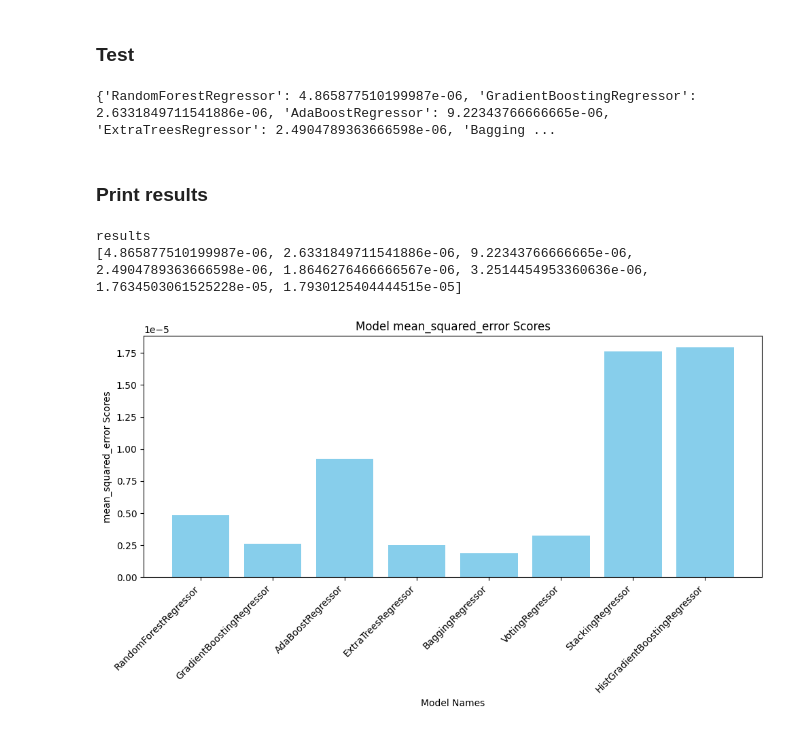
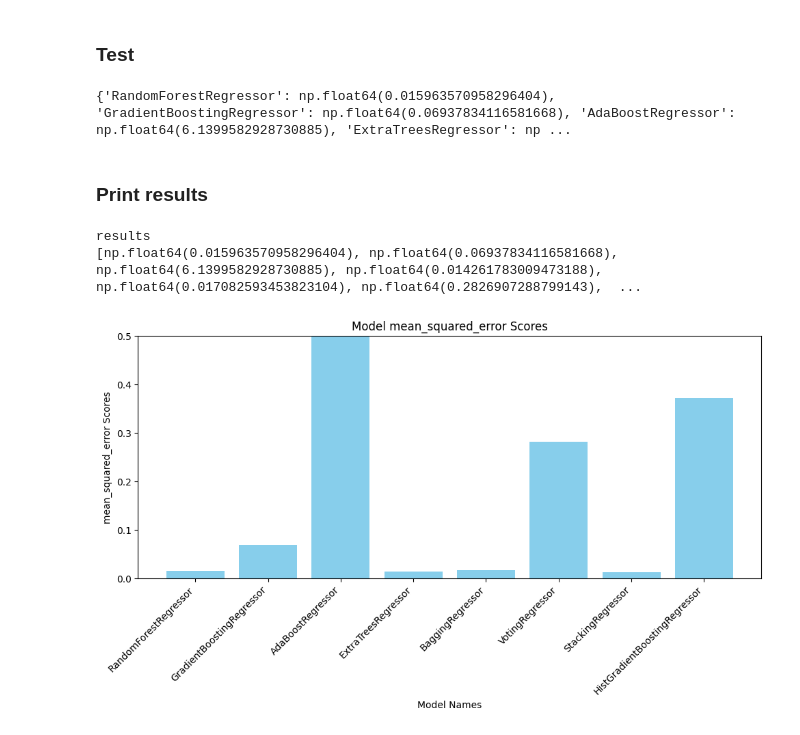
Before and after one commit to AtillaErsezen/microsoft, a Jupyter notebook: microsoft.ipynb, the cells around one changed output. Cells and saved outputs as stored; diff of their text form; code cells hidden in the pictures.

Commit message:
pipeline eklendi, histogram düzeltildi

```diff
--- a/microsoft.ipynb
+++ b/microsoft.ipynb
@@ -310,7 +304,6 @@ preprocess_pipeline = Pipeline(steps=[
 ### Model choose and fit
 # %%
 '''
-Pipeline kullanmayı öğren
 parameter search de bak
 
 scheduler kullan
@@ -417,8 +410,8 @@ def define_pipelines() -> List[Pipeline]:
     #list of pipelines
     for m in models:
         pipeline = Pipeline([
-            ("preprocessing", preprocess_pipeline),
-            ("model", m),
+            ('process_data', "passthrough"),
+            ("model", m)
         ])
         pipelines.append(pipeline)
 
@@ -452,7 +445,6 @@ def train_pipelines(pipelines: List[Pipeline], x_train: np.ndarray, kf: KFold, y
             train_set_labels = y_train[train_index]
             val_set_labels = y_train[val_index]
             try:
-                #FIXME burada preprocess kısmında hata çıkıyor
                 p.fit(train_set, train_set_labels)
             except ValueError as e:
                 print(f"{model_name} encountered error '{e}'")
@@ -498,7 +490,7 @@ def test_pipelines(pipelines: List[Pipeline], loss_function) -> Dict[str, float]
     '''
     results: Dict[str, float] = dict()
     for p in pipelines:
-        model_name = p.named_steps["model"]
+        model_name = p.named_steps["model"].__class__.__name__
         try:
             y_pred = p.predict(x_test)
         except ValueError as e:
@@ -516,35 +508,38 @@ model_names = list(histogram_data.keys())
 #FIXME buradakilerin np.float(0.235345) değil dümdüz float olması lazım
 test_scores = list(histogram_data.values())
 # %% [output]
-{'RandomForestRegressor': 4.865877510199987e-06, 'GradientBoostingRegressor': 2.6331849711541886e-06, 'AdaBoostRegressor': 9.22343766666665e-06, 'ExtraTreesRegressor': 2.4904789363666598e-06, 'Bagging ...
+{'RandomForestRegressor': np.float64(0.015963570958296404), 'GradientBoostingRegressor': np.float64(0.06937834116581668), 'AdaBoostRegressor': np.float64(6.1399582928730885), 'ExtraTreesRegressor': np ...
 # %% [markdown]
 ### Print results
 # %%
-def print_results(model_names: List[str], scores: List[float], loss_function_name: str) -> None:
+def print_results(model_names: List[str], scores: List[np.float64], loss_function_name: str, scale_value: float) -> None:
     '''Creates a histogram with model names as x axis and loss function scores as y axis
     and displays it.
     Args:
         model_names (List[str]): list of model names to be used for x axis
-        scores (List[float]): list of loss function scores to be used for y axis
+        scores (List[np.float64]): list of loss function scores to be used for y axis
         loss_function_name (str): name of loss function to be displayed with f string in Python.
+        scale_value (float): value to scale the y axis for better visualization
     Returns:
         None
     '''
     print("results")
     print(scores)
     # Plotting the histogram
     plt.figure(figsize=(10, 6))
+    #mse scorelar büyük çoğunluğu 0-1 arasında. Farkı görebilmek için 0-1 arasında sınırladık
+    plt.ylim(0, scale_value)
     plt.bar(model_names, scores, color='skyblue')
     plt.xlabel('Model Names')
     plt.ylabel(f'{loss_function_name} Scores')
     plt.title(f'Model {loss_function_name} Scores')
     plt.xticks(rotation=45, ha='right')
     plt.tight_layout()
     plt.show()
-
-#FIXME HISTOGRAM GOZUKMUYOR HATAYI DUZELT
-print_results(model_names, test_scores, LOSS_FUNCTION.__name__)
+#grafik ölçeği ayarlamak için. Küçük farkları görebilmek için küçük değer olması önemli
+scale_value = 0.5
+print_results(model_names, test_scores, LOSS_FUNCTION.__name__, scale_value)
 # %% [output]
 results
-[4.865877510199987e-06, 2.6331849711541886e-06, 9.22343766666665e-06, 2.4904789363666598e-06, 1.8646276466666567e-06, 3.2514454953360636e-06, 1.7634503061525228e-05, 1.7930125404444515e-05]
+[np.float64(0.015963570958296404), np.float64(0.06937834116581668), np.float64(6.1399582928730885), np.float64(0.014261783009473188), np.float64(0.017082593453823104), np.float64(0.2826907288799143),  ...
-[figure, old version]
+[figure, new version]
```
Also changed, not shown: parts of 2 cells of this notebook.
